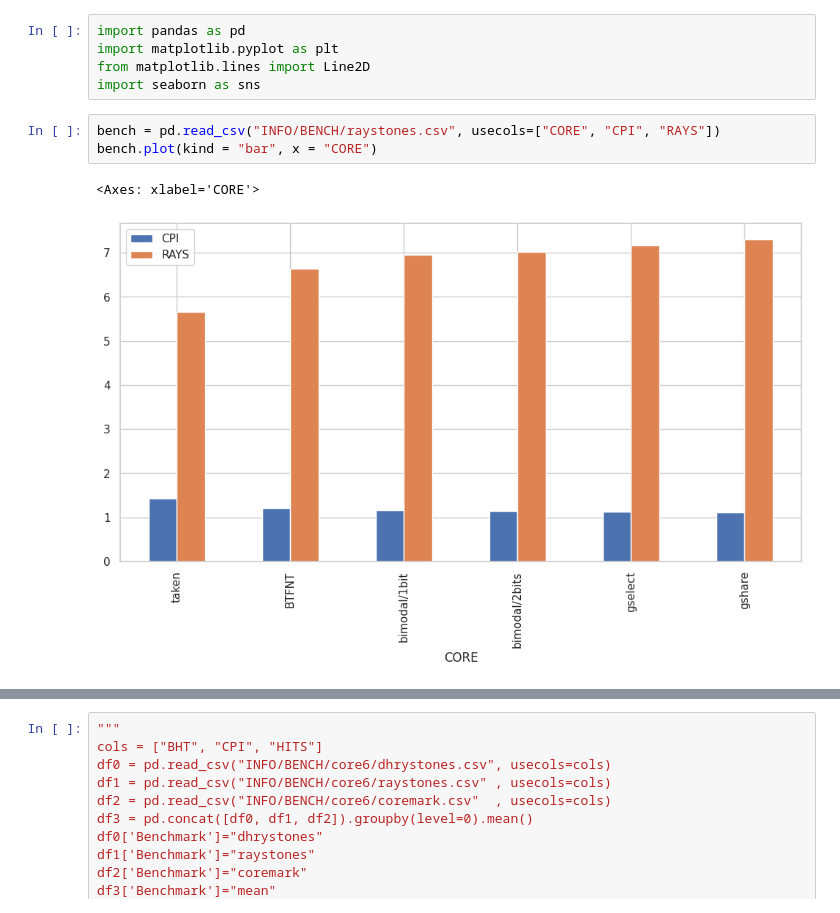
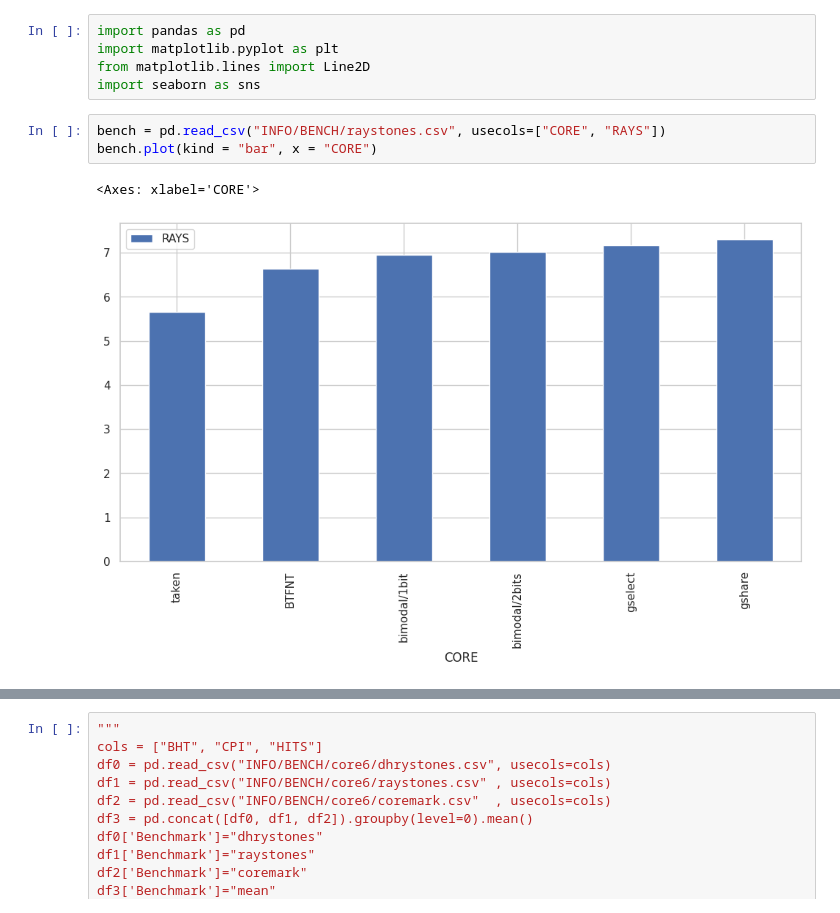
Before and after one commit to arruk/TRYonRISCV, a Jupyter notebook: sim.ipynb, the cells around one changed output, grey strips where cells are left out. Cells and saved outputs as stored; diff of their text form.

```diff
--- a/sim.ipynb
+++ b/sim.ipynb
@@ -257,9 +257,9 @@ import matplotlib.pyplot as plt
 from matplotlib.lines import Line2D
 import seaborn as sns
 # %%
-bench = pd.read_csv("INFO/BENCH/raystones.csv", usecols=["CORE", "CPI", "RAYS"])
+bench = pd.read_csv("INFO/BENCH/raystones.csv", usecols=["CORE", "RAYS"])
 bench.plot(kind = "bar", x = "CORE")
 # %% [output]
 <Axes: xlabel='CORE'>
-[figure, old version]
+[figure, new version]
 # %%
```
Also changed, not shown: parts of 7 cells of this notebook, 23 other files.
